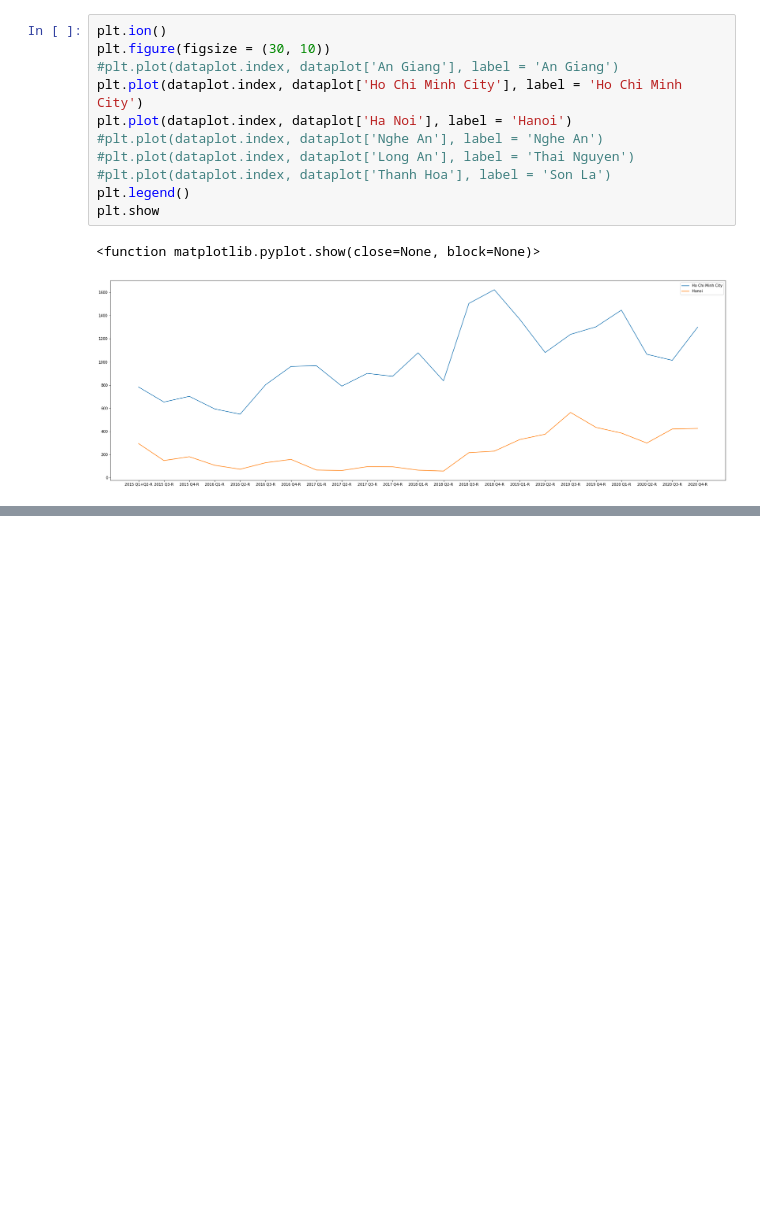
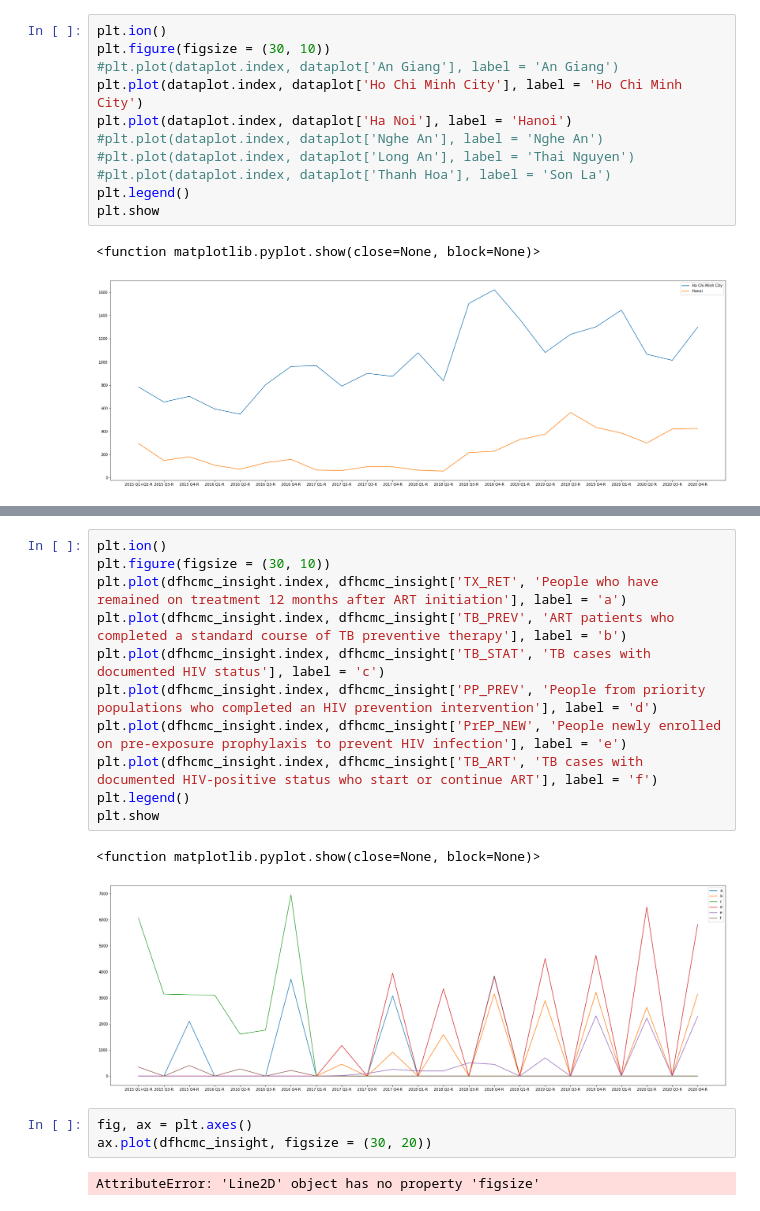
Before and after one commit to giatranhoang/mer_vnpepfar, a Jupyter notebook: mer_vnpepfar_analytic.ipynb, the cells around one changed output, grey strips where cells are left out. Cells and saved outputs as stored; diff of their text form; blank space fills up the shorter version.

```diff
--- a/mer_vnpepfar_analytic.ipynb
+++ b/mer_vnpepfar_analytic.ipynb
@@ -220,0 +352,19 @@ plt.show
+# %%
+plt.ion()
+plt.figure(figsize = (30, 10))
+plt.plot(dfhcmc_insight.index, dfhcmc_insight['TX_RET', 'People who have remained on treatment 12 months after ART initiation'], label = 'a')
+plt.plot(dfhcmc_insight.index, dfhcmc_insight['TB_PREV', 'ART patients who completed a standard course of TB preventive therapy'], label = 'b')
+plt.plot(dfhcmc_insight.index, dfhcmc_insight['TB_STAT', 'TB cases with documented HIV status'], label = 'c')
+plt.plot(dfhcmc_insight.index, dfhcmc_insight['PP_PREV', 'People from priority populations who completed an HIV prevention intervention'], label = 'd')
+plt.plot(dfhcmc_insight.index, dfhcmc_insight['PrEP_NEW', 'People newly enrolled on pre-exposure prophylaxis to prevent HIV infection'], label = 'e')
+plt.plot(dfhcmc_insight.index, dfhcmc_insight['TB_ART', 'TB cases with documented HIV-positive status who start or continue ART'], label = 'f')
+plt.legend()
+plt.show
+# %% [output]
+<function matplotlib.pyplot.show(close=None, block=None)>
+[figure, added]
+# %%
+fig, ax = plt.axes()
+ax.plot(dfhcmc_insight, figsize = (30, 20))
+# %% [output]
+AttributeError: 'Line2D' object has no property 'figsize'
```
Also changed, not shown: parts of 16 cells of this notebook.
